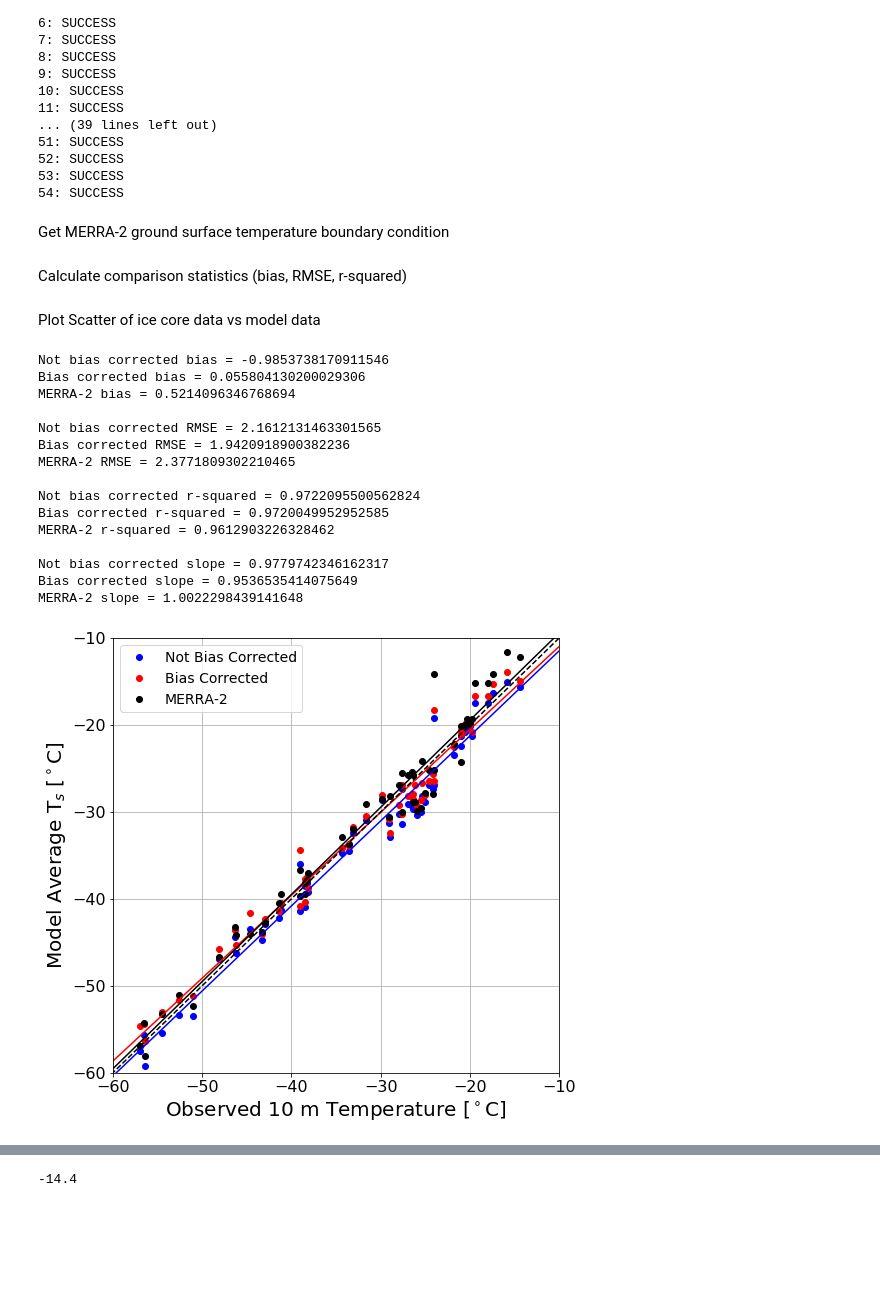
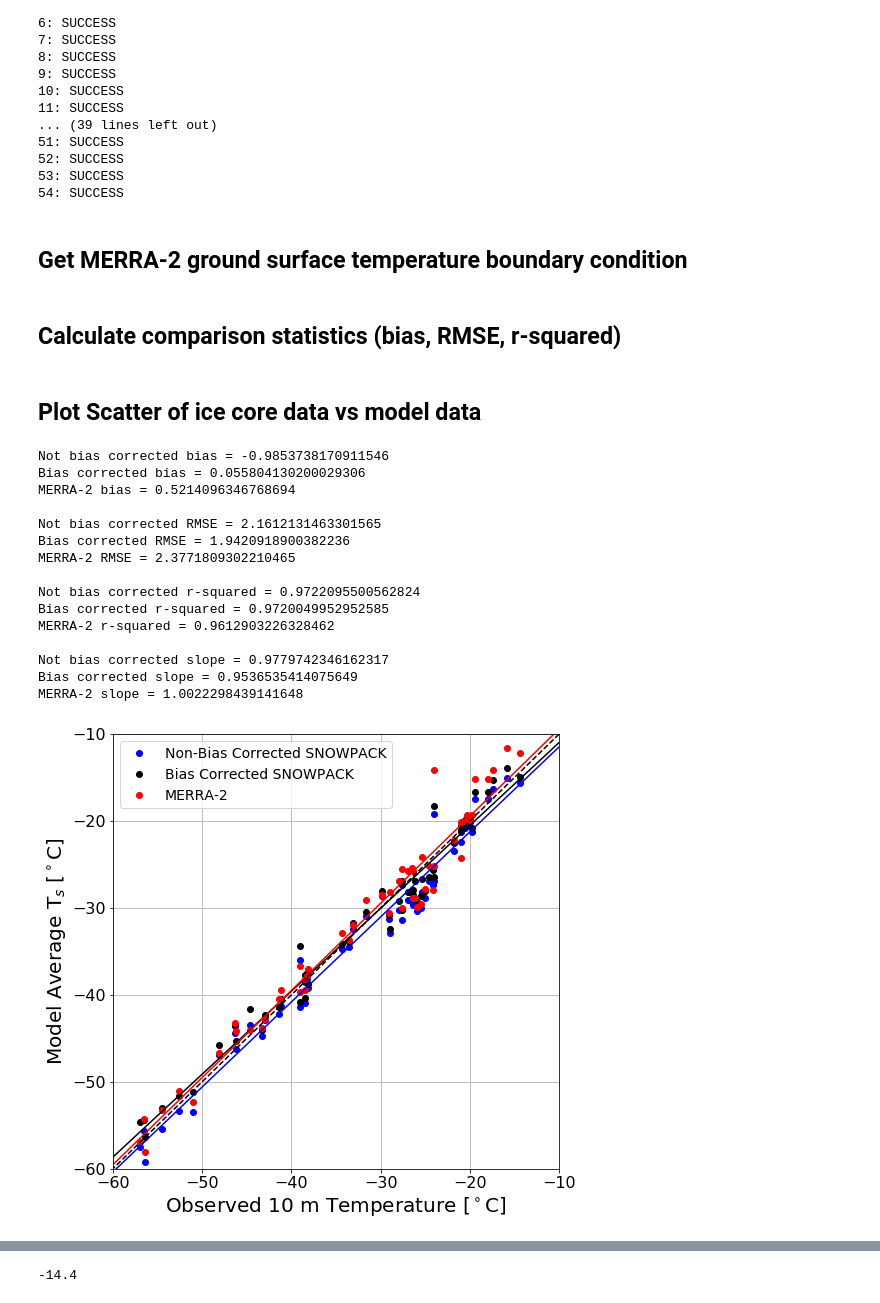
Before and after one commit to EricKeenan/Keenan_et_al_2020_TC, a Jupyter notebook: Model_Analysis/ice_core_model_comparison.ipynb, the cells around one changed output, grey strips where cells are left out. Saved outputs shown, nothing was run; the diff lists cells and outputs as text; code cells hidden in the pictures; blank space fills up the shorter version.

```diff
--- a/Model_Analysis/ice_core_model_comparison.ipynb
+++ b/Model_Analysis/ice_core_model_comparison.ipynb
@@ -89,7 +89,7 @@ for j in range(0, len(ic_lat)):
 53: SUCCESS
 54: SUCCESS
 # %% [markdown]
-Get MERRA-2 ground surface temperature boundary condition
+## Get MERRA-2 ground surface temperature boundary condition
 # %%
 tsg_MERRA2 = np.zeros(len(ic_lat))
 for j in range(0, len(ic_lat)):
@@ -97,30 +97,24 @@ for j in range(0, len(ic_lat)):
     tmp = !bash get_tsg.sh {ini_path}
     tsg_MERRA2[j] = float(tmp[0]) - 273.15
 # %% [markdown]
-Calculate comparison statistics (bias, RMSE, r-squared)
+## Calculate comparison statistics (bias, RMSE, r-squared)
 # %%
-# # Root mean square error
-# bc_rmse = np.sqrt(((ic_temp - bc_model_avg_ts) ** 2).mean())
-# nbc_rmse = np.sqrt(((ic_temp - nbc_model_avg_ts) ** 2).mean())
-# M2_rmse = np.sqrt(((ic_temp - tsg_MERRA2) ** 2).mean())
-
 # Mean Bias
-bc_bias = utilities.calc_bais(ic_temp, bc_model_avg_ts)
-nbc_bias = utilities.calc_bais(ic_temp, nbc_model_avg_ts)
-M2_bias = utilities.calc_bais(ic_temp, tsg_MERRA2)
+bc_bias = utilities.calc_bias(ic_temp, bc_model_avg_ts)
+nbc_bias = utilities.calc_bias(ic_temp, nbc_model_avg_ts)
+M2_bias = utilities.calc_bias(ic_temp, tsg_MERRA2)
 
 # Root mean square error
 bc_rmse = utilities.calc_rmse(ic_temp, bc_model_avg_ts)
 nbc_rmse = utilities.calc_rmse(ic_temp, nbc_model_avg_ts)
 M2_rmse = utilities.calc_rmse(ic_temp, tsg_MERRA2)
 
-
 # Calculate regression stats
 nbc_slope, nbc_intercept, nbc_r_value, nbc_p_value, nbc_std_err = stats.linregress(ic_temp, nbc_model_avg_ts)
 bc_slope, bc_intercept, bc_r_value, bc_p_value, bc_std_err = stats.linregress(ic_temp, bc_model_avg_ts)
 M2_slope, M2_intercept, M2_r_value, M2_p_value, M2_std_err = stats.linregress(ic_temp, tsg_MERRA2)
 # %% [markdown]
-Plot Scatter of ice core data vs model data
+## Plot Scatter of ice core data vs model data
 # %%
 domain = np.array([-100, 0])
 
@@ -143,38 +137,38 @@ print("MERRA-2 slope = " + str(M2_slope))
 
 # Plot the figure
 fig = plt.figure(figsize=(8,8))
-plt.plot(ic_temp, nbc_model_avg_ts, 'bo', label = "Not Bias Corrected")
-plt.plot(ic_temp, bc_model_avg_ts, 'ro', label = "Bias Corrected")
-plt.plot(ic_temp, tsg_MERRA2, 'ko', label = "MERRA-2")
+plt.plot(ic_temp, nbc_model_avg_ts, 'bo', label = "Non-Bias Corrected SNOWPACK")
+plt.plot(ic_temp, bc_model_avg_ts, 'ko', label = "Bias Corrected SNOWPACK")
+plt.plot(ic_temp, tsg_MERRA2, 'ro', label = "MERRA-2")
 plt.plot(domain, nbc_intercept + nbc_slope*domain, 'b')
-plt.plot(domain, bc_intercept + bc_slope*domain, 'r')
-plt.plot(domain, M2_intercept + M2_slope*domain, 'k')
+plt.plot(domain, bc_intercept + bc_slope*domain, 'k')
+plt.plot(domain, M2_intercept + M2_slope*domain, 'r')
 plt.grid()
 plt.xlabel("Observed 10 m Temperature [$^\circ$C]", fontsize = 20)
 plt.ylabel("Model Average T$_{s}$ [$^\circ$C]", fontsize = 20)
 plt.xticks(fontsize=16)
 plt.yticks(fontsize=16)
 plt.xlim([-60, -10])
 plt.ylim([-60, -10])
 plt.plot([-100, 100], [-100, 100], 'k--')
 plt.legend(fontsize = 14)
 plt.show()
 file_name = "Figures/Ice_Core_Model_Surface_Temperature_Comparison"
 fig.savefig(file_name + ".pdf", format = 'pdf')
 # %% [output]
 Not bias corrected bias = -0.9853738170911546
 Bias corrected bias = 0.055804130200029306
 MERRA-2 bias = 0.5214096346768694
 
 Not bias corrected RMSE = 2.1612131463301565
 Bias corrected RMSE = 1.9420918900382236
 MERRA-2 RMSE = 2.3771809302210465
 
 Not bias corrected r-squared = 0.9722095500562824
 Bias corrected r-squared = 0.9720049952952585
 MERRA-2 r-squared = 0.9612903226328462
 
 Not bias corrected slope = 0.9779742346162317
 Bias corrected slope = 0.9536535414075649
 MERRA-2 slope = 1.0022298439141648
-[figure, old version]
+[figure, new version]
```
Also changed, not shown: parts of 11 cells of this notebook, 3 other files.
